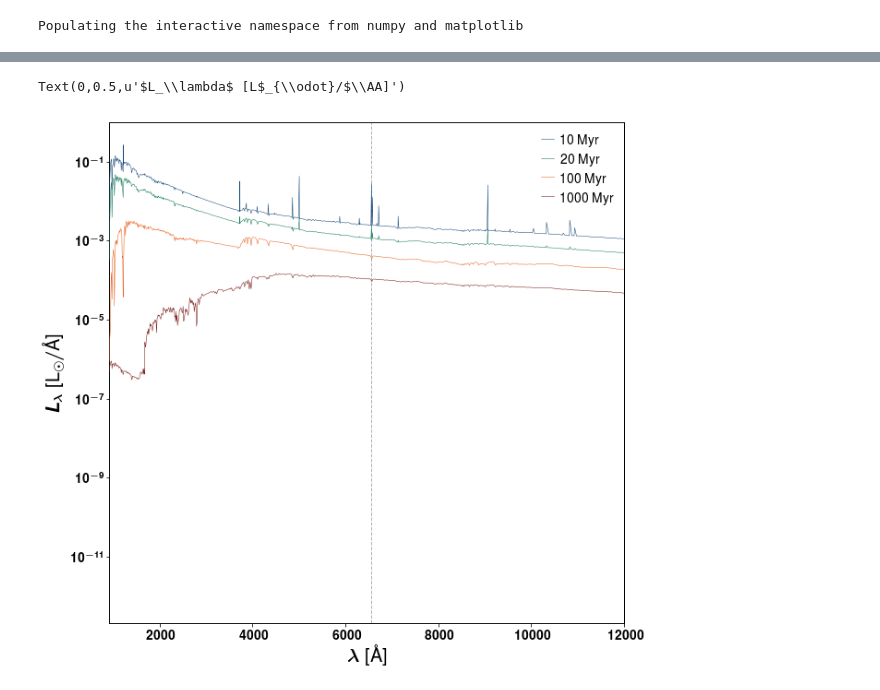
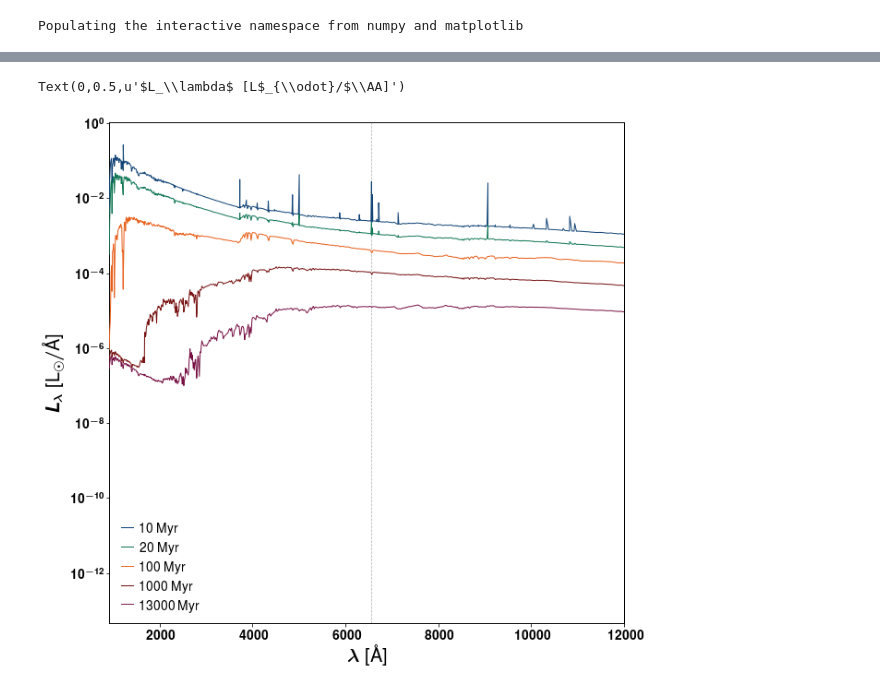
Before and after one commit to ajmejia/photo-ew, a Jupyter notebook: notebooks/proof-of-concept.ipynb, the cells around one changed output, grey strips where cells are left out. Saved outputs shown, nothing was run; the diff lists cells and outputs as text; code cells hidden in the pictures.

```diff
--- a/notebooks/proof-of-concept.ipynb
+++ b/notebooks/proof-of-concept.ipynb
@@ -42,2 +65,28 @@ f = fits.open(rdir+"/models/PEGASE/SB_4_Salp_P2.fits")
+# %%
+rdir = os.path.expandvars("$HOME/Research/photometric-ew")
+
+sdss_res = loadtxt("{}/data/SDSS_filters.txt".format(rdir))
+sdss_res = [
+    sdss_res[:47],
+    sdss_res[47:47+89],
+    sdss_res[47+89:47+89+75],
+    sdss_res[47+89+75:47+89+75+89],
+    sdss_res[47+89+75+89:]
+]
+jpas = open("{}/data/JPAS_filters.txt".format(rdir)).readlines()
+
+mask = [False if item.startswith("#") else True for item in jpas]
+jpas_res = []
+for i in xrange(mask.count(False)):
+    try:
+        ini = mask.index(False); mask.remove(False)
+        fin = mask.index(False)
+
+        jpas_res.append(np.array([eval(item.replace("  ", ",")) for item in jpas[ini+1+i:fin+1+i]]))
+
+    except ValueError:
+        jpas_res.append(np.array([eval(item.replace("  ", ",")) for item in jpas[ini+1+i:]]))
+
+f = fits.open("{}/models/PEGASE/SB_4_Salp_P2.fits".format(rdir))
 # %%
 ages, SEDs_ste, SEDs_tot = merge_stellar_nebular(f)
@@ -64,11 +93,11 @@ SEDs_ste
 # %%
-SEDs_tot.get(["10 Myr","20 Myr","100 Myr","1000 Myr"]).plot(lw=0.5, zorder=999)
+SEDs_tot.get(["10 Myr","20 Myr","100 Myr","1000 Myr", "13000 Myr"]).plot(lw=1.0, zorder=999)
 ax = gca()
-ax.axvline(6562, lw=1, ls="--", color="0.7")
+ax.axvline(6562, lw=0.75, ls="--", color="0.7")
 ax.set_xlim(912,12000)
 ax.set_yscale("log")
 ax.set_xlabel(r"$\lambda$ [\AA]")
 ax.set_ylabel(r"$L_\lambda$ [L$_{\odot}/$\AA]")
 # %% [output]
 Text(0,0.5,u'$L_\\lambda$ [L$_{\\odot}/$\\AA]')
-[figure, old version]
+[figure, new version]
```
Also changed, not shown: parts of 7 cells of this notebook.
